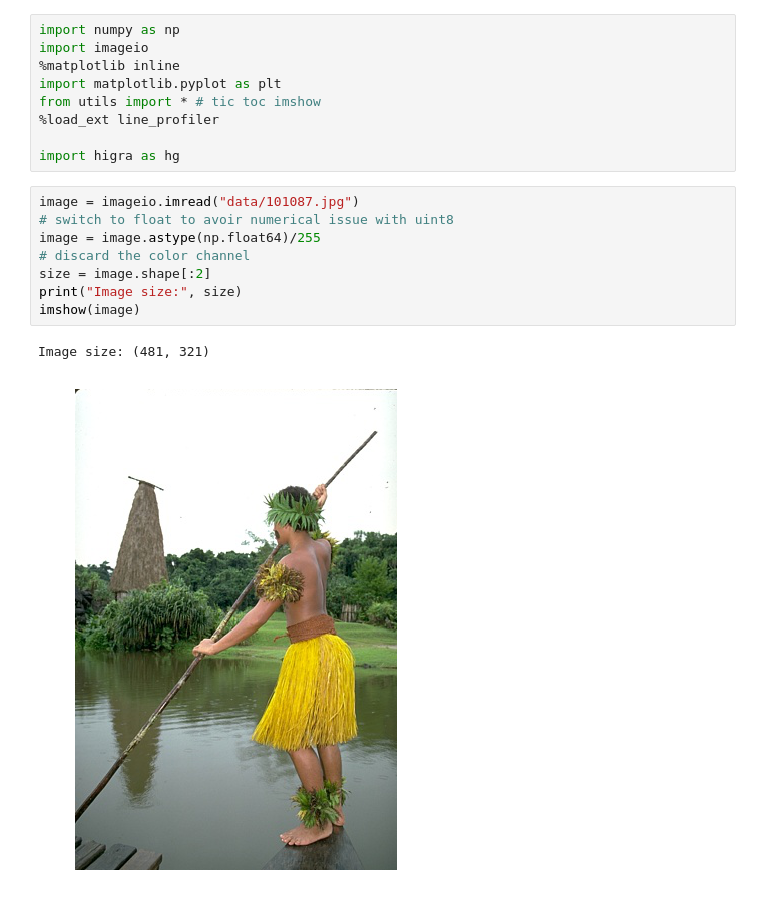
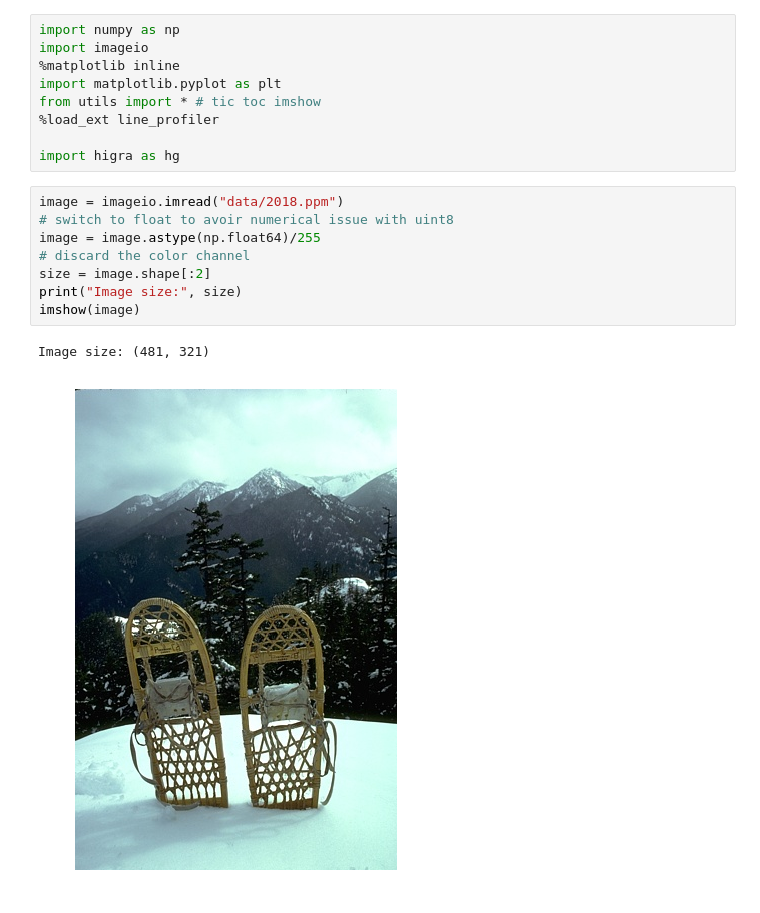
Before and after one commit to higra/Higra, a Jupyter notebook: notebooks/Test.ipynb, the cells around one changed output. Saved outputs shown, nothing was run; the diff lists cells and outputs as text.

```diff
--- a/notebooks/Test.ipynb
+++ b/notebooks/Test.ipynb
@@ -8,13 +8,13 @@ from utils import * # tic toc imshow
 
 import higra as hg
 # %%
-image = imageio.imread("data/101087.jpg")
+image = imageio.imread("data/2018.ppm")
 # switch to float to avoir numerical issue with uint8
 image = image.astype(np.float64)/255
 # discard the color channel
 size = image.shape[:2]
 print("Image size:", size)
 imshow(image)
 # %% [output]
 Image size: (481, 321)
-[figure, old version]
+[figure, new version]
```
Also changed, not shown: parts of 8 cells of this notebook, 1 other file.
